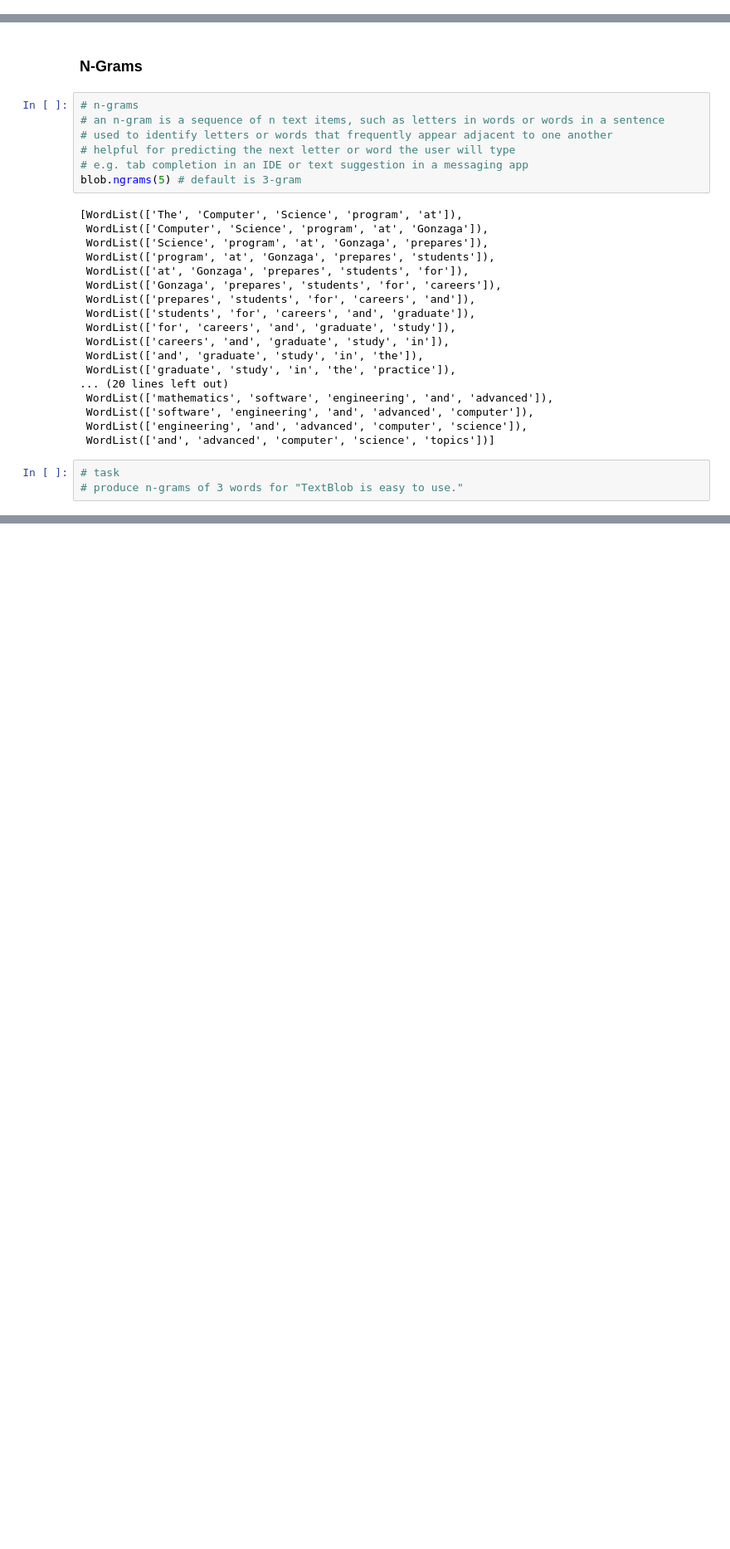
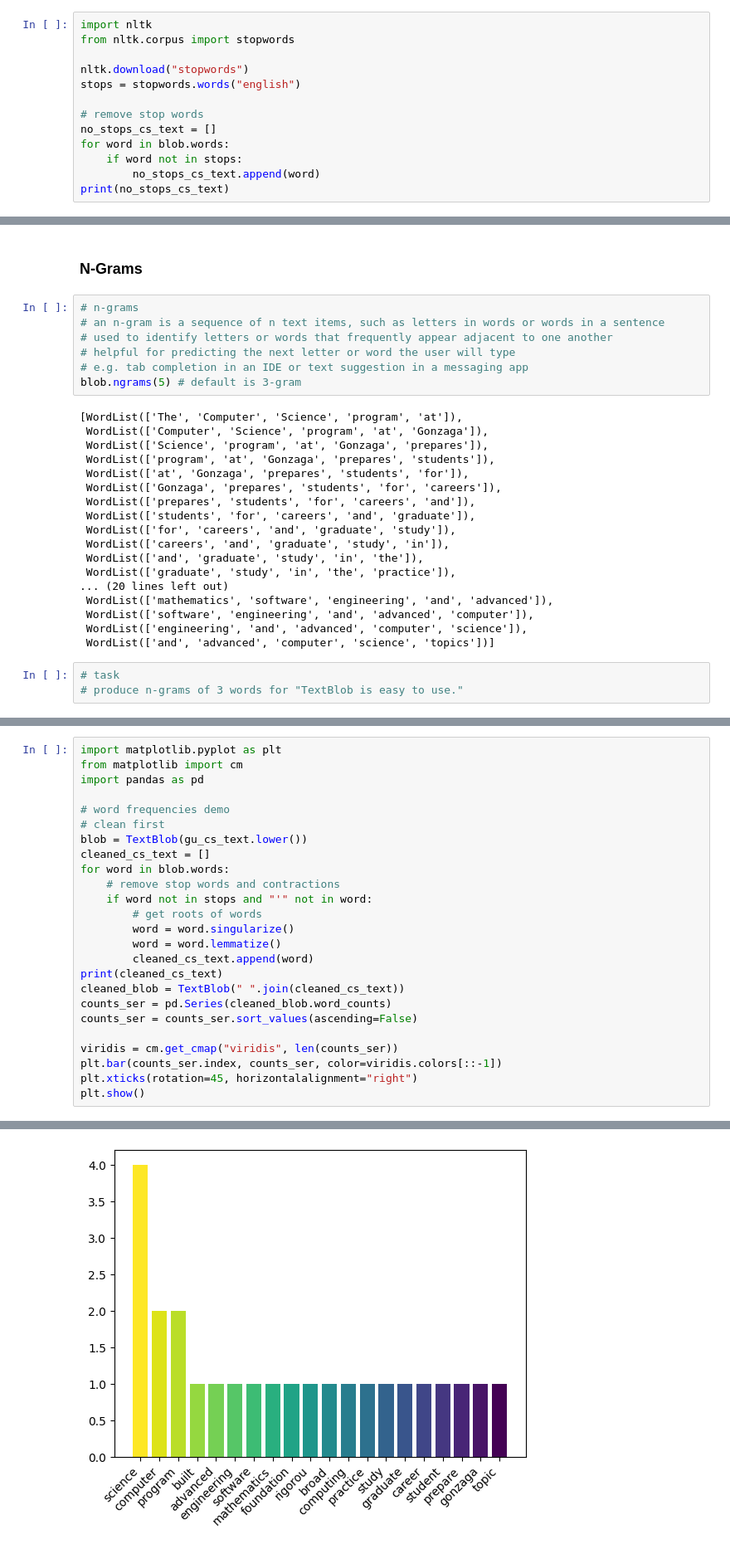
Before and after one commit to GonzagaCPSC222/U7-Machine-Learning-NLP, a Jupyter notebook: E Intro to Natural Language Processing.ipynb, the cells around one changed output, grey strips where cells are left out. Shown at 83% size. Cells and saved outputs as stored; diff of their text form; blank space fills up the shorter version.

Commit message:
cleanup

```diff
--- a/E Intro to Natural Language Processing.ipynb
+++ b/E Intro to Natural Language Processing.ipynb
@@ -250,0 +271,13 @@ antonyms: {'unhappy'}
+# %%
+import nltk
+from nltk.corpus import stopwords
+
+nltk.download("stopwords")
+stops = stopwords.words("english")
+
+# remove stop words
+no_stops_cs_text = []
+for word in blob.words:
+    if word not in stops:
+        no_stops_cs_text.append(word)
+print(no_stops_cs_text)
@@ -280,0 +324,26 @@ blob.ngrams(5) # default is 3-gram
+# %%
+import matplotlib.pyplot as plt
+from matplotlib import cm
+import pandas as pd
+
+# word frequencies demo
+# clean first
+blob = TextBlob(gu_cs_text.lower())
+cleaned_cs_text = []
+for word in blob.words:
+    # remove stop words and contractions
+    if word not in stops and "'" not in word:
+        # get roots of words
+        word = word.singularize()
+        word = word.lemmatize()
+        cleaned_cs_text.append(word)
+print(cleaned_cs_text)
+cleaned_blob = TextBlob(" ".join(cleaned_cs_text))
+counts_ser = pd.Series(cleaned_blob.word_counts)
+counts_ser = counts_ser.sort_values(ascending=False)
+
+viridis = cm.get_cmap("viridis", len(counts_ser))
+plt.bar(counts_ser.index, counts_ser, color=viridis.colors[::-1])
+plt.xticks(rotation=45, horizontalalignment="right")
+plt.show()
+# %% [output]
@@ -280,0 +351 @@ blob.ngrams(5) # default is 3-gram
+[figure, added]
```
Also changed, not shown: parts of 20 cells of this notebook, 6 other files.
